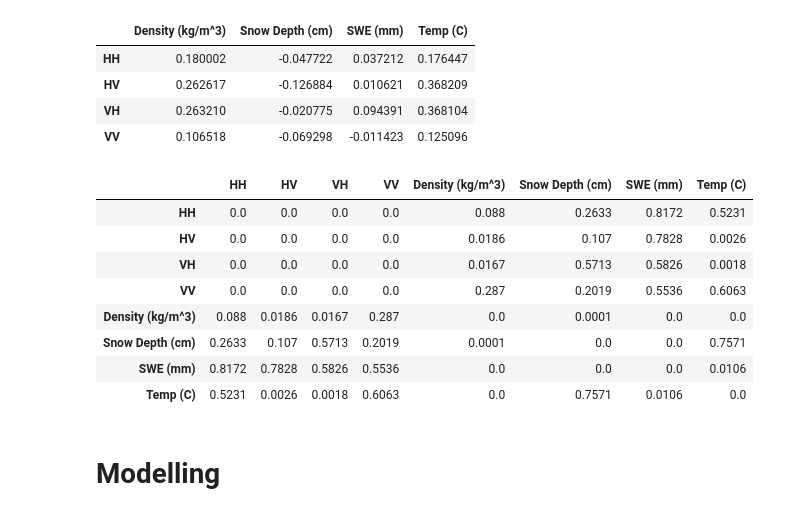
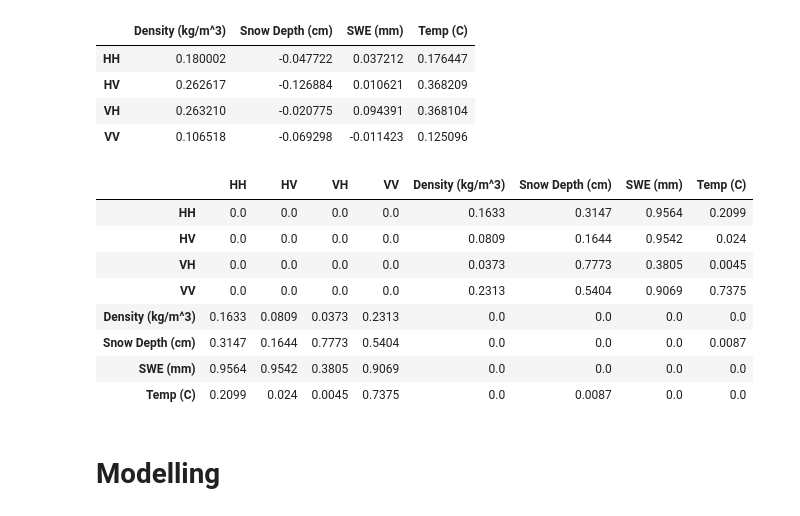
Before and after one commit to Surfix/all_notescripts, a Jupyter notebook: Radar-Backscatter/uavsar_pits_exploration_modelling_v2.ipynb, the cells around one changed output. Cells and saved outputs as stored; diff of their text form; code cells hidden in the pictures.

```diff
--- a/Radar-Backscatter/uavsar_pits_exploration_modelling_v2.ipynb
+++ b/Radar-Backscatter/uavsar_pits_exploration_modelling_v2.ipynb
@@ -80,4 +69,9 @@ Text(0.5, 0, 'Amplitude')
 # %%
-# Read the SWE files with Temp files and merge with the uavsar_pits
+# Read and concat the SWE files with Temp files for 2020 and 2021.
 SWE_2020 = pd.read_csv('/home/naheemadebisi/PhD/snow-analytics/Radar-Backscatter/pits_data/2020/SNEX20_TS_SP_preliminary_v6/SNEX20_TS_SP_Summary_SWE_v01_temp.csv')
-uavsar_pits = uavsar_pits.merge(SWE_2020[['PitID','Temp_mean',]], on = 'PitID')
+SWE_2021 = pd.read_csv('/home/naheemadebisi/PhD/snow-analytics/Radar-Backscatter/pits_data/2021/SNEX21_TS_SP_preliminary_v1/SNEX21_TS_SP_Summary_SWE_v01_temp.csv')
+SWE = pd.concat([SWE_2020, SWE_2021])
+
+#merge SWE with temp column with uavsar_pits
+uavsar_pits = uavsar_pits.merge(SWE[['PitID','Temp_mean',]], on = 'PitID')
+uavsar_pits
@@ -206,5 +94,5 @@ bfgrs = bfgrs.merge(SWE_2020[['PitID','Temp_mean',]], on = 'PitID')
 # %%
-bfgrs.rename(columns={'Density Mean (kg/m^3)' : 'Density (kg/m^3)', 'Temp_mean' : 'Temp (C)'}, inplace= True)
+uavsar_pits.rename(columns={'Density Mean (kg/m^3)' : 'Density (kg/m^3)', 'Temp_mean' : 'Temp (C)'}, inplace= True)
 # %%
 #fig, ax = plt.subplots(figsize = (12,12), constrained_layout = True)
 #sns.set(font_scale=2)
@@ -236,17 +124,17 @@ def calculate_pvalues(df):
             pvalues[r][c] = round(pearsonr(tmp[r], tmp[c])[1], 4)
     return pvalues
 # %%
-calculate_pvalues(bfgrs[['HH', 'HV', 'VH', 'VV', 'Density (kg/m^3)', 'Snow Depth (cm)', 'SWE (mm)', 'Temp (C)']])
+calculate_pvalues(uavsar_pits[['HH', 'HV', 'VH', 'VV', 'Density (kg/m^3)', 'Snow Depth (cm)', 'SWE (mm)', 'Temp (C)']])
 # %% [output]
 |  | HH | HV | VH | VV | Density (kg/m^3) | Snow Depth (cm) | SWE (mm) | Temp (C) |
-| HH | 0.0 | 0.0 | 0.0 | 0.0 | 0.088 | 0.2633 | 0.8172 | 0.5231 |
-| HV | 0.0 | 0.0 | 0.0 | 0.0 | 0.0186 | 0.107 | 0.7828 | 0.0026 |
-| VH | 0.0 | 0.0 | 0.0 | 0.0 | 0.0167 | 0.5713 | 0.5826 | 0.0018 |
-| VV | 0.0 | 0.0 | 0.0 | 0.0 | 0.287 | 0.2019 | 0.5536 | 0.6063 |
-| Density (kg/m^3) | 0.088 | 0.0186 | 0.0167 | 0.287 | 0.0 | 0.0001 | 0.0 | 0.0 |
-| Snow Depth (cm) | 0.2633 | 0.107 | 0.5713 | 0.2019 | 0.0001 | 0.0 | 0.0 | 0.7571 |
-| SWE (mm) | 0.8172 | 0.7828 | 0.5826 | 0.5536 | 0.0 | 0.0 | 0.0 | 0.0106 |
-| Temp (C) | 0.5231 | 0.0026 | 0.0018 | 0.6063 | 0.0 | 0.7571 | 0.0106 | 0.0 |
+| HH | 0.0 | 0.0 | 0.0 | 0.0 | 0.1633 | 0.3147 | 0.9564 | 0.2099 |
+| HV | 0.0 | 0.0 | 0.0 | 0.0 | 0.0809 | 0.1644 | 0.9542 | 0.024 |
+| VH | 0.0 | 0.0 | 0.0 | 0.0 | 0.0373 | 0.7773 | 0.3805 | 0.0045 |
+| VV | 0.0 | 0.0 | 0.0 | 0.0 | 0.2313 | 0.5404 | 0.9069 | 0.7375 |
+| Density (kg/m^3) | 0.1633 | 0.0809 | 0.0373 | 0.2313 | 0.0 | 0.0 | 0.0 | 0.0 |
+| Snow Depth (cm) | 0.3147 | 0.1644 | 0.7773 | 0.5404 | 0.0 | 0.0 | 0.0 | 0.0087 |
+| SWE (mm) | 0.9564 | 0.9542 | 0.3805 | 0.9069 | 0.0 | 0.0 | 0.0 | 0.0 |
+| Temp (C) | 0.2099 | 0.024 | 0.0045 | 0.7375 | 0.0 | 0.0087 | 0.0 | 0.0 |
 # %% [markdown]
 # Modelling
 # %%
```
Also changed, not shown: parts of 12 cells of this notebook.
